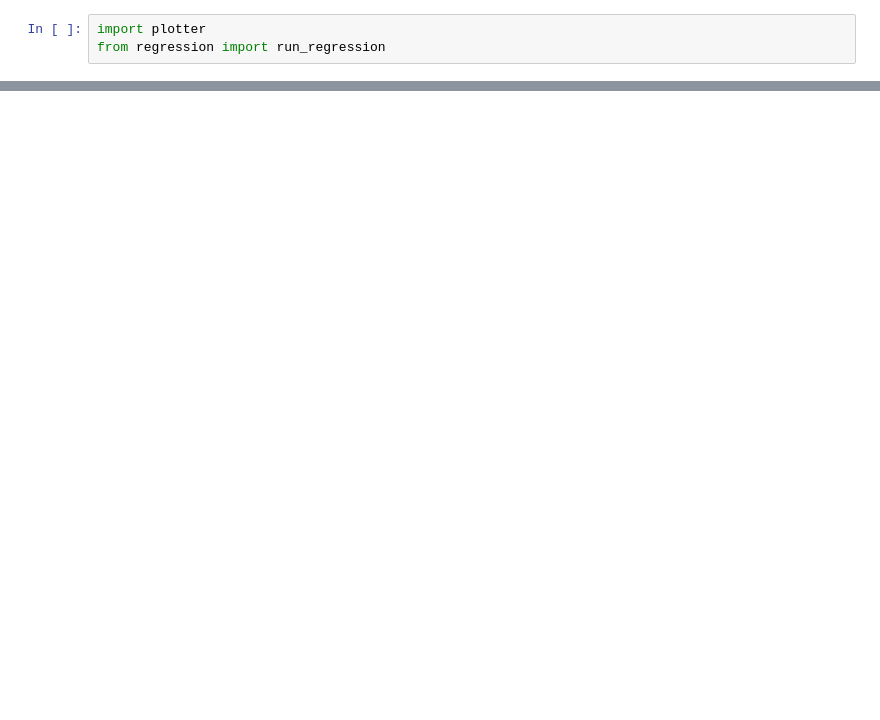
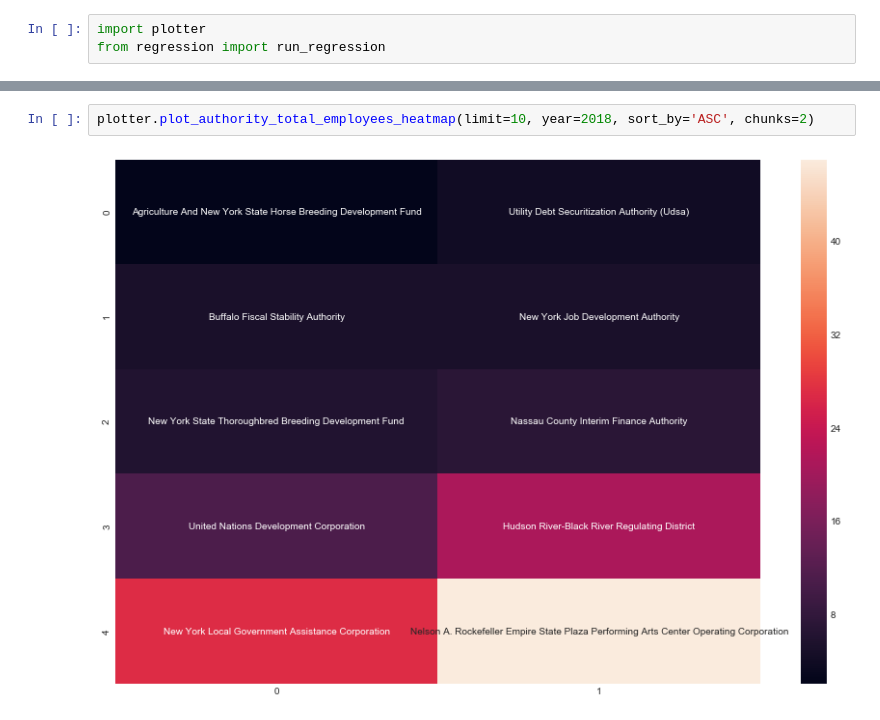
Before and after one commit to UBprojects/EAS503Project, a Jupyter notebook: project_notebook.ipynb, the cells around one changed output, grey strips where cells are left out. Saved outputs shown, nothing was run; the diff lists cells and outputs as text; blank space fills up the shorter version.

```diff
--- a/project_notebook.ipynb
+++ b/project_notebook.ipynb
@@ -14,2 +24,6 @@ plotter.plot_authority_total_compensation(limit=5, year=2018)
+# %%
+plotter.plot_authority_total_employees_heatmap(limit=10, year=2018, sort_by='ASC', chunks=2)
+# %% [output]
+[figure, added]
 # %%
 df_results_rf, mean_abs_error, rsquared_score = run_regression()
```
Also changed, not shown: parts of 8 cells of this notebook, 4 other files.
